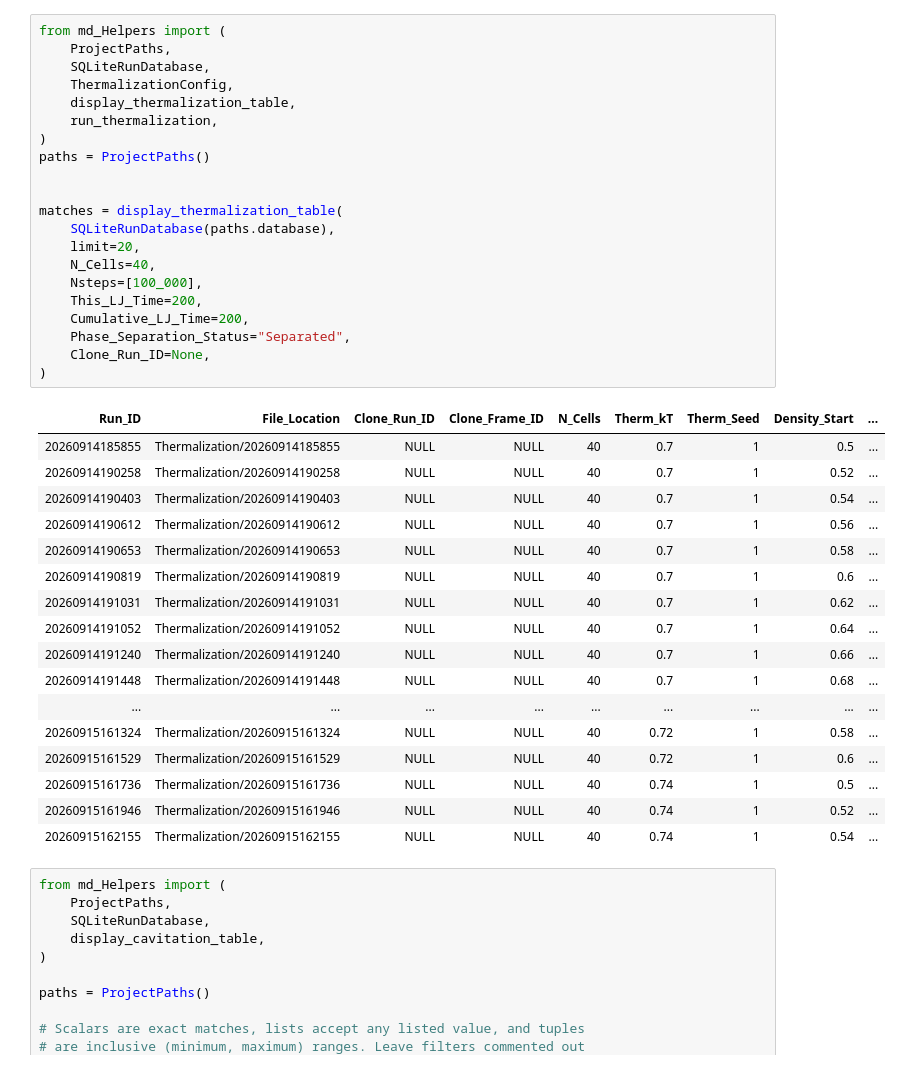
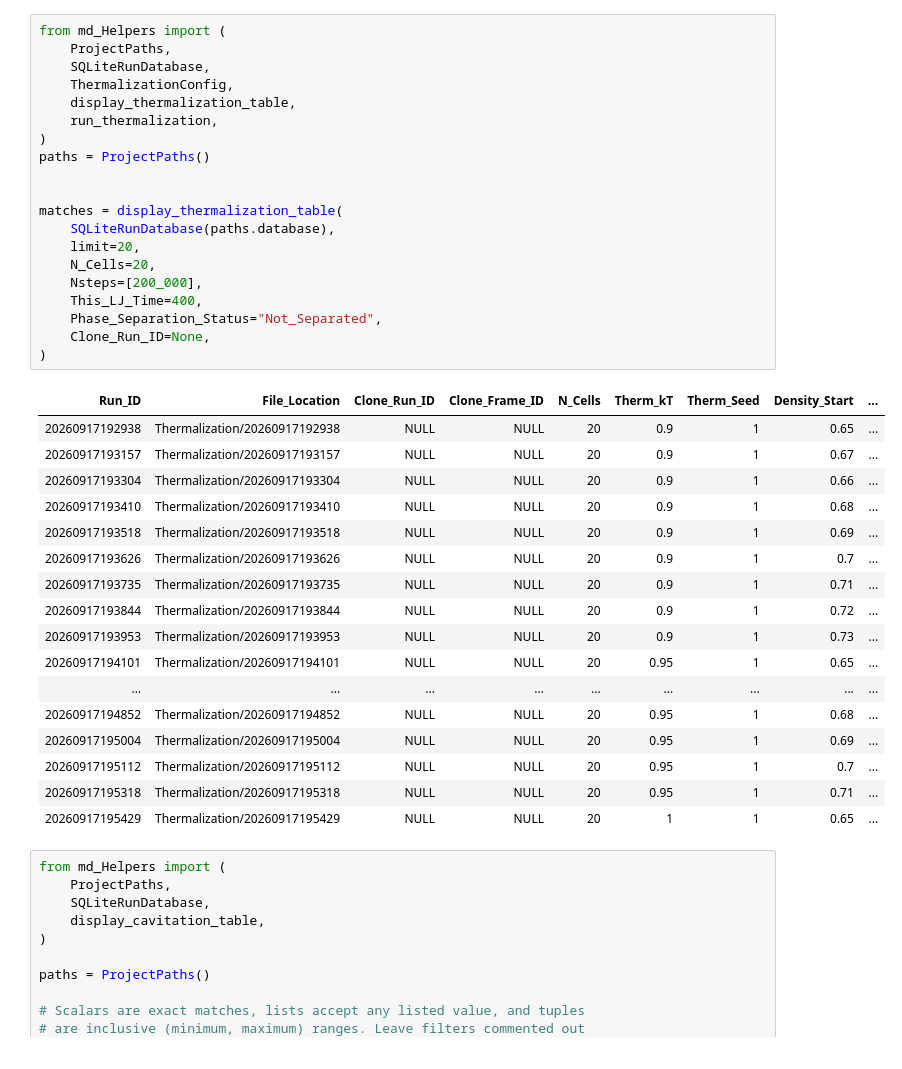
Before and after one commit to SBC-Collaboration/MDsims, a Jupyter notebook: ExtendedLattice/DisplayMaster-Copy1.ipynb, the cells around one changed output. Saved outputs shown, nothing was run; the diff lists cells and outputs as text.

```diff
--- a/ExtendedLattice/DisplayMaster-Copy1.ipynb
+++ b/ExtendedLattice/DisplayMaster-Copy1.ipynb
@@ -27,42 +27,41 @@ master_table = display_master_table(
 # %%
 from md_Helpers import (
     ProjectPaths,
     SQLiteRunDatabase,
     ThermalizationConfig,
     display_thermalization_table,
     run_thermalization,
 )
 paths = ProjectPaths()
 
 
 matches = display_thermalization_table(
     SQLiteRunDatabase(paths.database),
     limit=20,
-    N_Cells=40,
-    Nsteps=[100_000],
-    This_LJ_Time=200,
-    Cumulative_LJ_Time=200,
-    Phase_Separation_Status="Separated",
+    N_Cells=20,
+    Nsteps=[200_000],
+    This_LJ_Time=400,
+    Phase_Separation_Status="Not_Separated",
     Clone_Run_ID=None,
 )
 # %% [output]
 | Run_ID | File_Location | Clone_Run_ID | Clone_Frame_ID | N_Cells | Therm_kT | Therm_Seed | Density_Start | ... |
-| 20260914185855 | Thermalization/20260914185855 | NULL | NULL | 40 | 0.7 | 1 | 0.5 | ... |
-| 20260914190258 | Thermalization/20260914190258 | NULL | NULL | 40 | 0.7 | 1 | 0.52 | ... |
-| 20260914190403 | Thermalization/20260914190403 | NULL | NULL | 40 | 0.7 | 1 | 0.54 | ... |
-| 20260914190612 | Thermalization/20260914190612 | NULL | NULL | 40 | 0.7 | 1 | 0.56 | ... |
-| 20260914190653 | Thermalization/20260914190653 | NULL | NULL | 40 | 0.7 | 1 | 0.58 | ... |
-| 20260914190819 | Thermalization/20260914190819 | NULL | NULL | 40 | 0.7 | 1 | 0.6 | ... |
-| 20260914191031 | Thermalization/20260914191031 | NULL | NULL | 40 | 0.7 | 1 | 0.62 | ... |
-| 20260914191052 | Thermalization/20260914191052 | NULL | NULL | 40 | 0.7 | 1 | 0.64 | ... |
-| 20260914191240 | Thermalization/20260914191240 | NULL | NULL | 40 | 0.7 | 1 | 0.66 | ... |
-| 20260914191448 | Thermalization/20260914191448 | NULL | NULL | 40 | 0.7 | 1 | 0.68 | ... |
+| 20260917192938 | Thermalization/20260917192938 | NULL | NULL | 20 | 0.9 | 1 | 0.65 | ... |
+| 20260917193157 | Thermalization/20260917193157 | NULL | NULL | 20 | 0.9 | 1 | 0.67 | ... |
+| 20260917193304 | Thermalization/20260917193304 | NULL | NULL | 20 | 0.9 | 1 | 0.66 | ... |
+| 20260917193410 | Thermalization/20260917193410 | NULL | NULL | 20 | 0.9 | 1 | 0.68 | ... |
+| 20260917193518 | Thermalization/20260917193518 | NULL | NULL | 20 | 0.9 | 1 | 0.69 | ... |
+| 20260917193626 | Thermalization/20260917193626 | NULL | NULL | 20 | 0.9 | 1 | 0.7 | ... |
+| 20260917193735 | Thermalization/20260917193735 | NULL | NULL | 20 | 0.9 | 1 | 0.71 | ... |
+| 20260917193844 | Thermalization/20260917193844 | NULL | NULL | 20 | 0.9 | 1 | 0.72 | ... |
+| 20260917193953 | Thermalization/20260917193953 | NULL | NULL | 20 | 0.9 | 1 | 0.73 | ... |
+| 20260917194101 | Thermalization/20260917194101 | NULL | NULL | 20 | 0.95 | 1 | 0.65 | ... |
 | ... | ... | ... | ... | ... | ... | ... | ... | ... |
-| 20260915161324 | Thermalization/20260915161324 | NULL | NULL | 40 | 0.72 | 1 | 0.58 | ... |
-| 20260915161529 | Thermalization/20260915161529 | NULL | NULL | 40 | 0.72 | 1 | 0.6 | ... |
-| 20260915161736 | Thermalization/20260915161736 | NULL | NULL | 40 | 0.74 | 1 | 0.5 | ... |
-| 20260915161946 | Thermalization/20260915161946 | NULL | NULL | 40 | 0.74 | 1 | 0.52 | ... |
-| 20260915162155 | Thermalization/20260915162155 | NULL | NULL | 40 | 0.74 | 1 | 0.54 | ... |
+| 20260917194852 | Thermalization/20260917194852 | NULL | NULL | 20 | 0.95 | 1 | 0.68 | ... |
+| 20260917195004 | Thermalization/20260917195004 | NULL | NULL | 20 | 0.95 | 1 | 0.69 | ... |
+| 20260917195112 | Thermalization/20260917195112 | NULL | NULL | 20 | 0.95 | 1 | 0.7 | ... |
+| 20260917195318 | Thermalization/20260917195318 | NULL | NULL | 20 | 0.95 | 1 | 0.71 | ... |
+| 20260917195429 | Thermalization/20260917195429 | NULL | NULL | 20 | 1 | 1 | 0.65 | ... |
 # %%
 from md_Helpers import (
     ProjectPaths,
```
Also changed, not shown: parts of 1 cell of this notebook, 3 other files.
